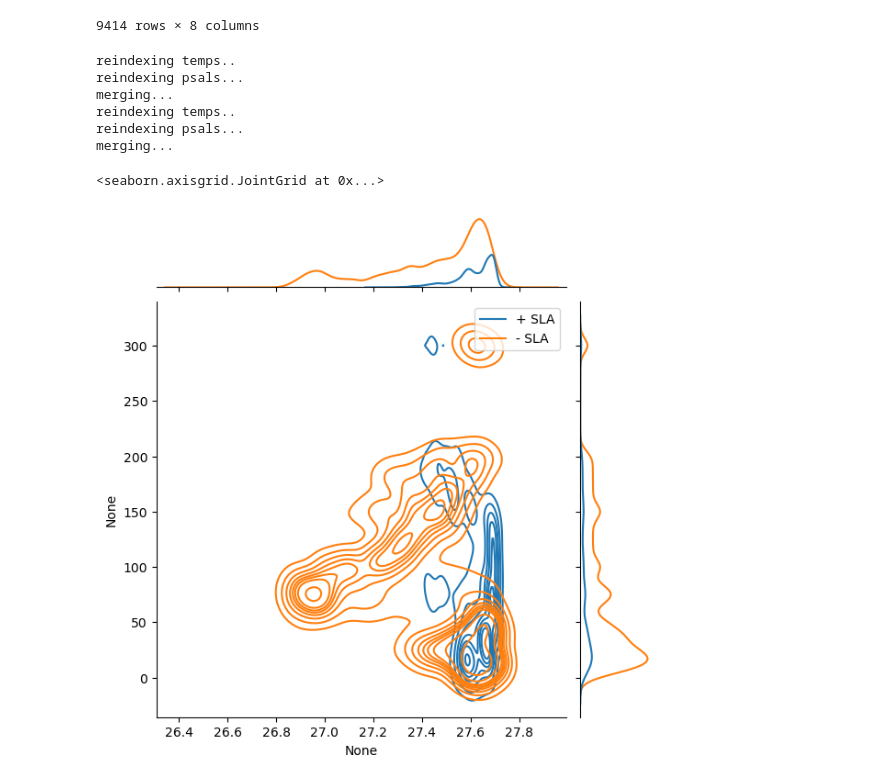
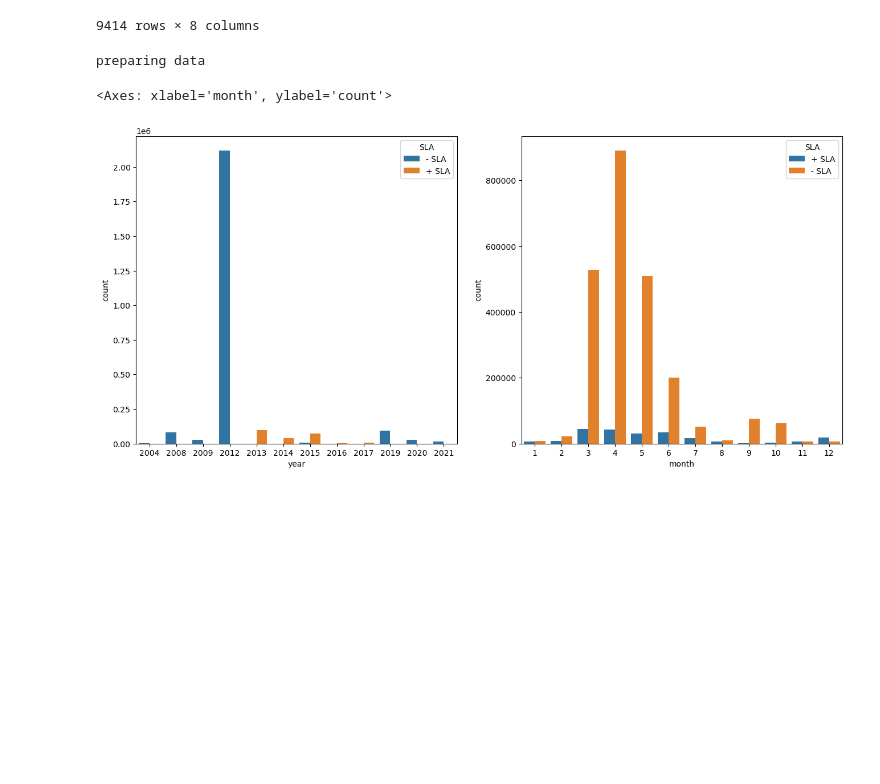
Before and after one commit to eejco/thesis_c3, a Jupyter notebook: composite.ipynb, the cells around one changed output. Cells and saved outputs as stored; diff of their text form; code cells hidden in the pictures; blank space fills up the shorter version.

Commit message:
add spira

```diff
--- a/composite.ipynb
+++ b/composite.ipynb
@@ -100,11 +99,5 @@ background_data = utls.detrend_dim(background_data,'time')
 idx_data = background_data.rolling(time=12,center=True).mean('time')
 
 cmp = Composite(idx_data,'SLA')
-cmp.add_meop(meop_mertz,tlims=tlims,slims=slims)
+#cmp.add_meop(meop_mertz,tlims=tlims,slims=slims)
+cmp.add_spira(spira_mertz,tlims=tlims,slims=slims)
-# %% [output]
-reindexing temps..
-reindexing psals...
-merging...
-reindexing temps..
-reindexing psals...
-merging...
@@ -119,8 +104,11 @@ rho_neg = gsw.density.sigma0(cmp.s_neg.values,cmp.t_neg.values).flatten()
-# %%
-#fig,axs = plt.subplots(1,2,figsize=(10,4))
-
-g = sns.JointGrid( x=np.concatenate([rho_pos,rho_neg]), y = np.concatenate([p_pos,p_neg]))
-g.plot(sns.kdeplot, sns.kdeplot, hue=['+ SLA' for r in rho_pos.flatten()] + ['- SLA' for r in rho_neg.flatten()])
-# %% [output]
-<seaborn.axisgrid.JointGrid at 0x...>
-[figure, removed]
+# %%
+cmp.build_sns_data()
+# %% [output]
+preparing data
+# %%
+fig, ax = plt.subplots(1,2,figsize=(16,7))
+sns.countplot(cmp.sns_data, x='year', hue='SLA',ax=ax[0])
+sns.countplot(cmp.sns_data, x='month', hue='SLA',ax=ax[1])
+# %% [output]
+<Axes: xlabel='month', ylabel='count'>
+[figure, added]
```
Also changed, not shown: parts of 16 cells of this notebook, 2 other files.
